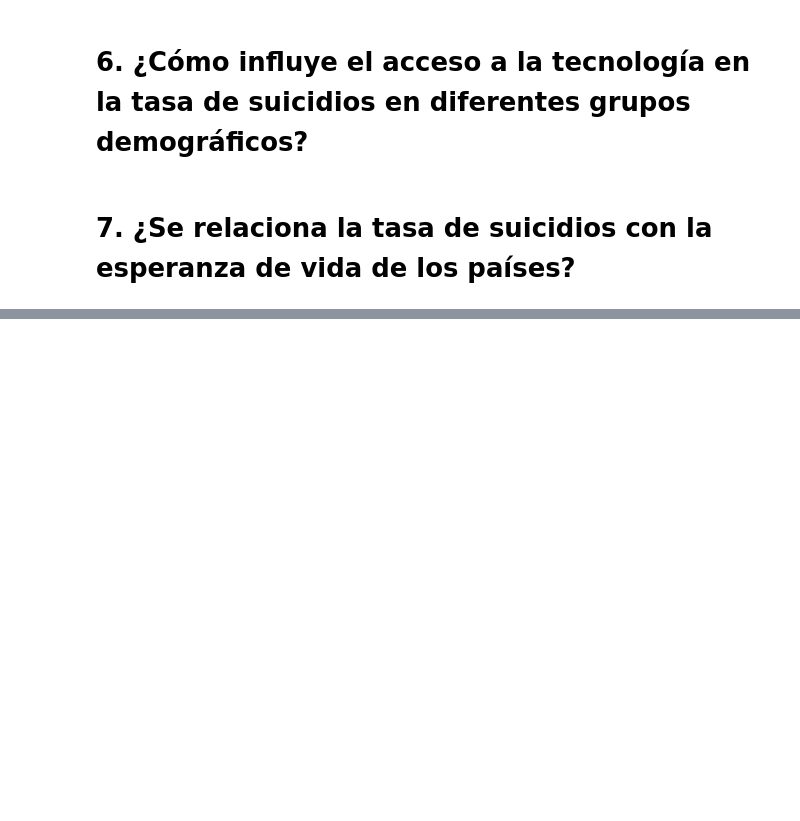
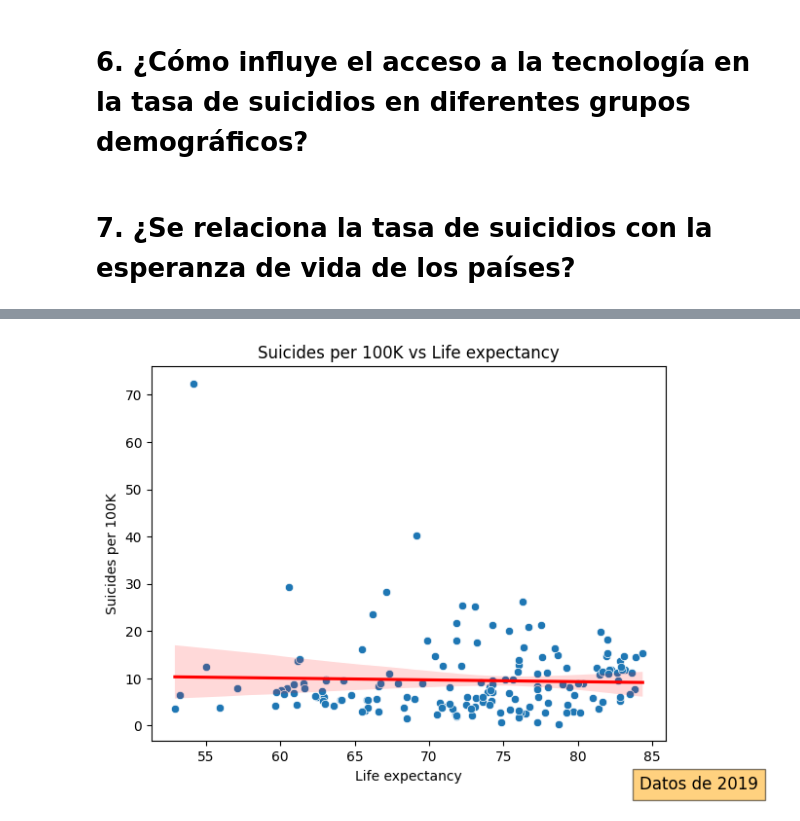
Before and after one commit to mardrouilly/Proyecto-I.C.D.-Grupo-2, a Jupyter notebook: Project_df.ipynb, the cells around one changed output, grey strips where cells are left out. Drawn from its saved outputs; the diff is of its cells as text; code cells hidden in the pictures; blank space fills up the shorter version.

```diff
--- a/Project_df.ipynb
+++ b/Project_df.ipynb
@@ -461,3 +461,18 @@ plt.show()
 # 6. ¿Cómo influye el acceso a la tecnología en la tasa de suicidios en diferentes grupos demográficos?
 # %% [markdown]
 # 7. ¿Se relaciona la tasa de suicidios con la esperanza de vida de los países?
+# %%
+life_expectancy = pd.read_csv('Datos/life_exp.csv')
+#Dejar solo la columna de 2019
+life_expectancy = life_expectancy[["Country Name","2019"]]
+#Renombrar columnas
+life_expectancy.rename(columns={"Country Name":"Location","2019":"Life expectancy"}, inplace=True)
+merged_df = pd.merge(suicidios2019, life_expectancy, on="Location")
+merged_df = merged_df[["Location","Life expectancy","FactValueNumeric"]]
+merged_df.rename(columns={"FactValueNumeric":"Suicides per 100K"}, inplace=True)
+merged_df["Life expectancy"] = pd.to_numeric(merged_df["Life expectancy"], errors='coerce')
+merged_df["Suicides per 100K"] = pd.to_numeric(merged_df["Suicides per 100K"], errors='coerce')
+merged_df.dropna(inplace=True)
+
+
+merged_df
@@ -463,0 +493,12 @@ plt.show()
+# %%
+#Grafico de relacion entre life expectancy y suicides per 100k
+plt.figure(figsize=(15,5))
+plt.subplot(1,2,1)
+plt.title("Suicides per 100K vs Life expectancy")
+sns.scatterplot(data=merged_df, x="Life expectancy", y="Suicides per 100K")
+#Agregamos linea de regresion
+sns.regplot(data=merged_df, x="Life expectancy", y="Suicides per 100K", scatter=False, color="red", label="Regresion lineal")
+plt.figtext(0.5, 0.01, "Datos de 2019", ha="center", fontsize=12, bbox={"facecolor":"orange", "alpha":0.5, "pad":5})
+plt.show()
+# %% [output]
+[figure, added]
```
Also changed, not shown: parts of 4 cells of this notebook.
